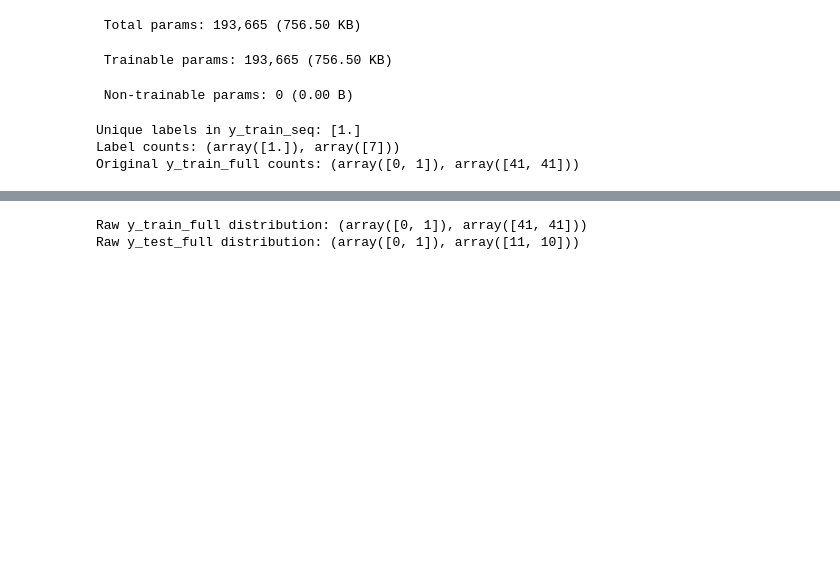
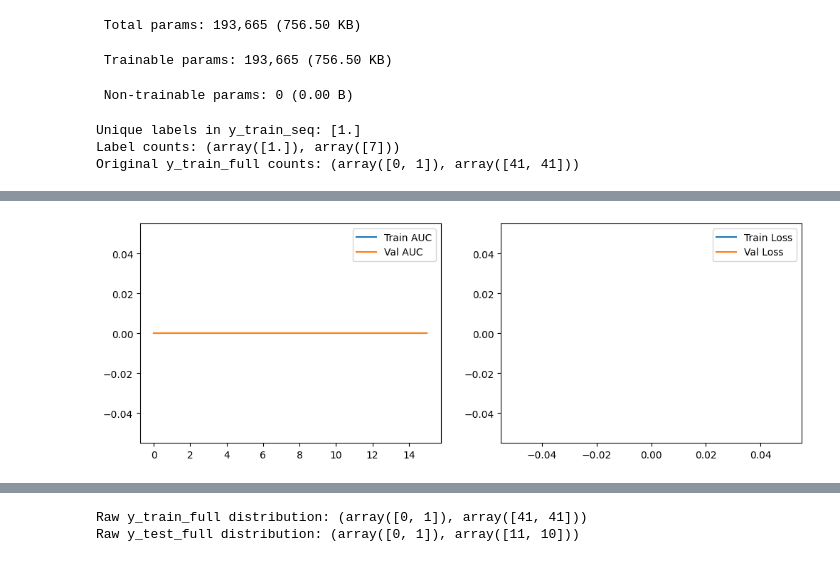
Before and after one commit to nour7an/Autism-, a Jupyter notebook: Untitled6.ipynb, the cells around one changed output, grey strips where cells are left out. Cells and saved outputs as stored; diff of their text form; code cells hidden in the pictures; blank space fills up the shorter version.

```diff
--- a/Untitled6.ipynb
+++ b/Untitled6.ipynb
@@ -986,0 +1184,20 @@ def create_overlapping_windows(X, y, window=10, stride=5):
+# %%
+model = Sequential([
+    Input(shape=(5, X_train_cnn.shape[2])),
+    Conv1D(64, 1, activation='relu'),  # 1x1 convolutions
+    BatchNormalization(),
+    GlobalAveragePooling1D(),
+    Dense(32, activation='relu'),
+    Dense(1, activation='sigmoid')
+])
+# %%
+model.compile(
+    optimizer=tf.keras.optimizers.Adam(learning_rate=0.001),
+    loss='binary_crossentropy',
+    metrics=[
+        'accuracy',
+        tf.keras.metrics.AUC(name='auc'),
+        tf.keras.metrics.Precision(name='precision'),
+        tf.keras.metrics.Recall(name='recall')
+    ]
+)
@@ -986,0 +1291,14 @@ def create_overlapping_windows(X, y, window=10, stride=5):
+# %%
+plt.figure(figsize=(12, 4))
+plt.subplot(1, 2, 1)
+plt.plot(history.history['auc'], label='Train AUC')
+plt.plot(history.history['val_auc'], label='Val AUC')
+plt.legend()
+
+plt.subplot(1, 2, 2)
+plt.plot(history.history['loss'], label='Train Loss')
+plt.plot(history.history['val_loss'], label='Val Loss')
+plt.legend()
+plt.show()
+# %% [output]
+[figure, added]
```
Also changed, not shown: parts of 17 cells of this notebook.
